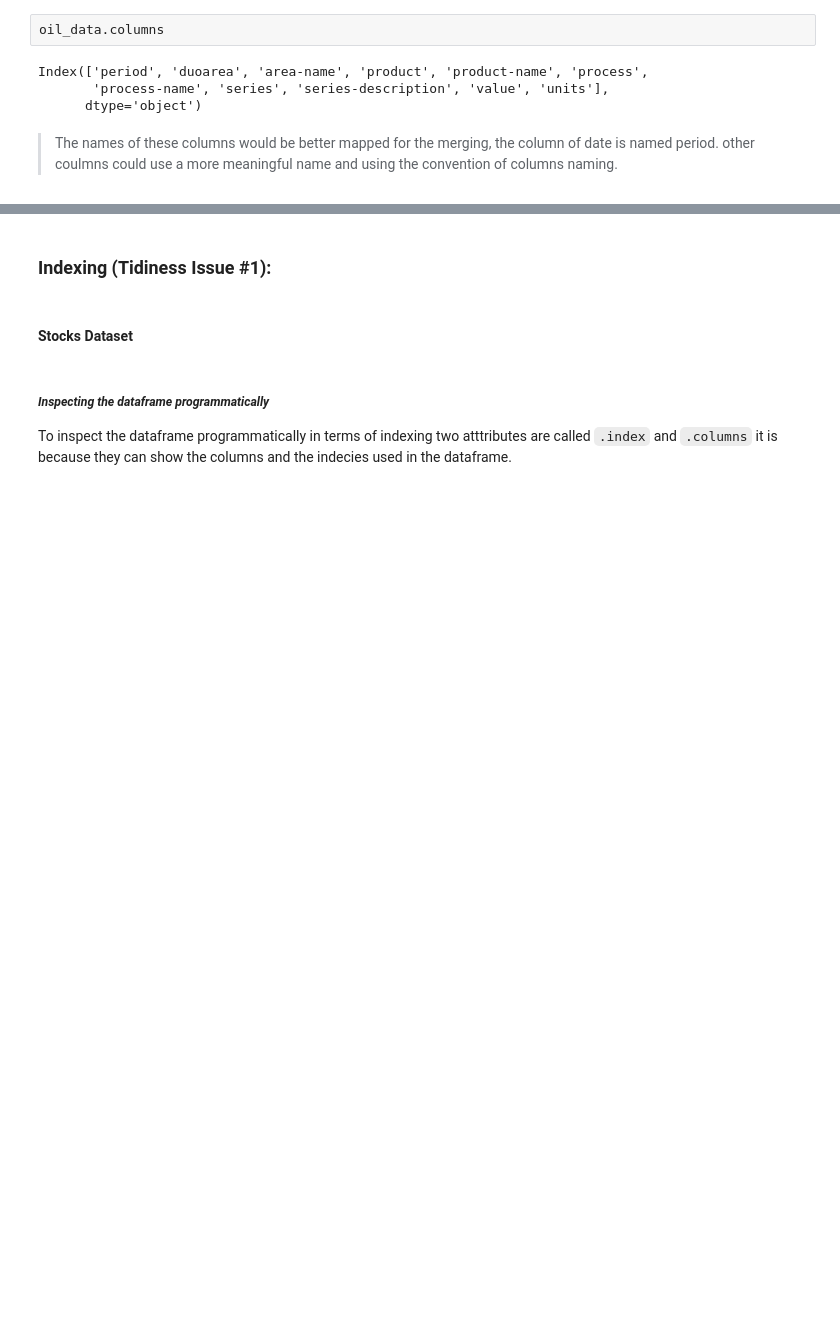
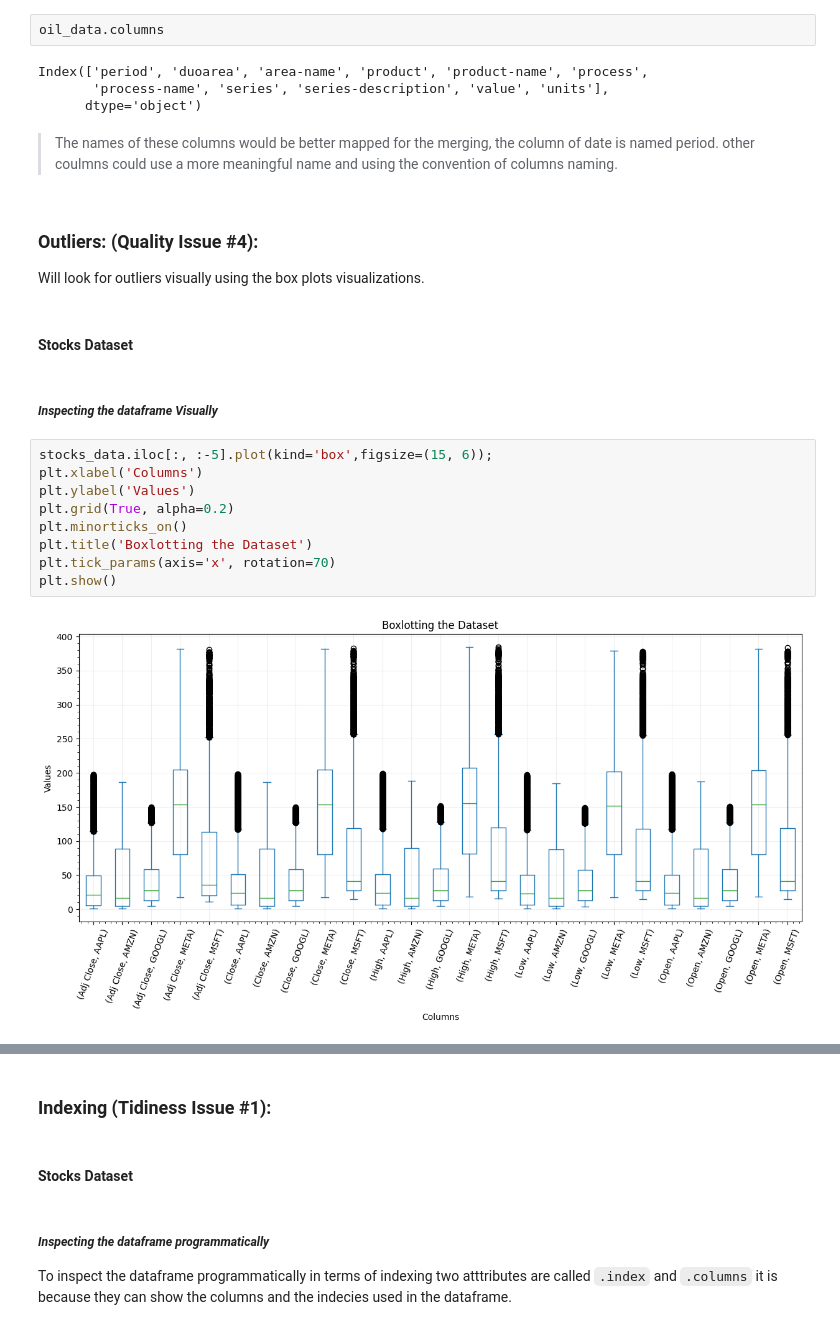
Before and after one commit to sondosaabed/Oil-vs-BigTech-stock-investigation, a Jupyter notebook: oil-bigTechCompanies-investigation.ipynb, the cells around one changed output, grey strips where cells are left out. Drawn from its saved outputs; the diff is of its cells as text; blank space fills up the shorter version.

Commit message:
Assess dataset's outliers using box plots visualization.

```diff
--- a/oil-bigTechCompanies-investigation.ipynb
+++ b/oil-bigTechCompanies-investigation.ipynb
@@ -490,3 +490,21 @@ Index(['period', 'duoarea', 'area-name', 'product', 'product-name', 'process',
       dtype='object')
 # %% [markdown]
 > The names of these columns would be better mapped for the merging, the column of date is named period. other coulmns could use a more meaningful name and using the convention of columns naming.
+# %% [markdown]
+### **Outliers: (Quality Issue #4):**
+Will look for outliers visually using the box plots visualizations.
+# %% [markdown]
+#### **Stocks Dataset**
+# %% [markdown]
+##### *Inspecting the dataframe Visually*
+# %%
+stocks_data.iloc[:, :-5].plot(kind='box',figsize=(15, 6));
+plt.xlabel('Columns')
+plt.ylabel('Values')
+plt.grid(True, alpha=0.2)
+plt.minorticks_on()
+plt.title('Boxlotting the Dataset')
+plt.tick_params(axis='x', rotation=70)
+plt.show()
+# %% [output]
+[figure, added]
```
Also changed, not shown: parts of 14 cells of this notebook.
